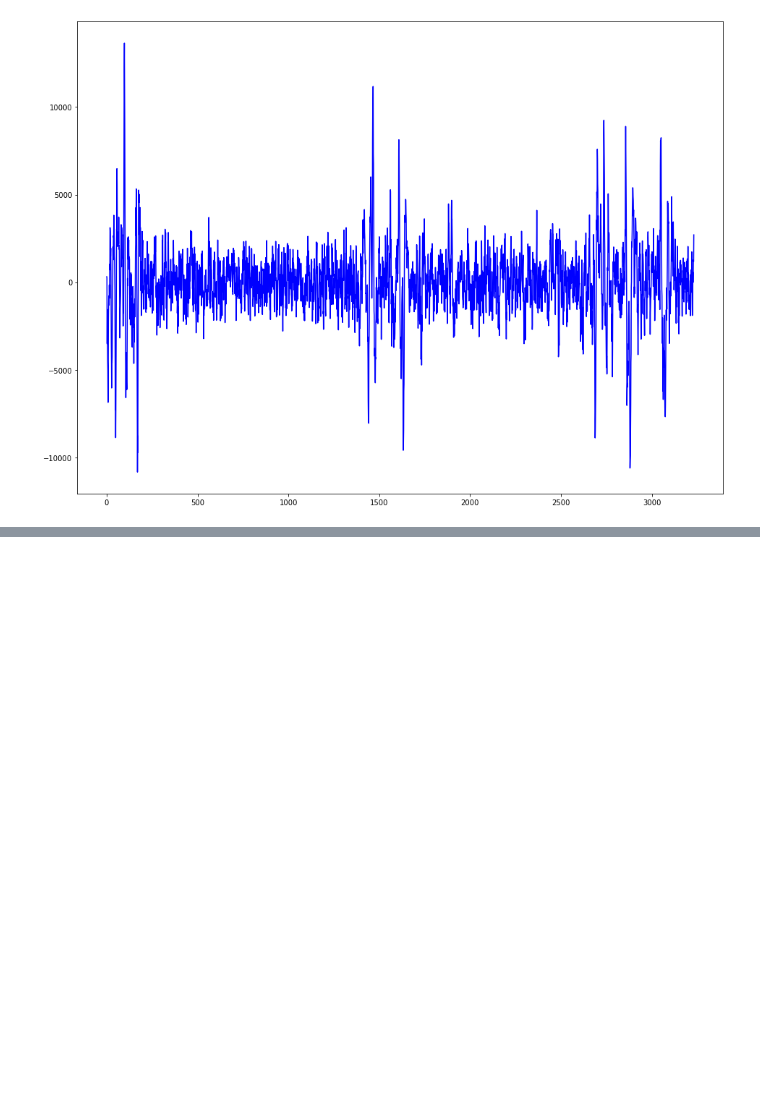
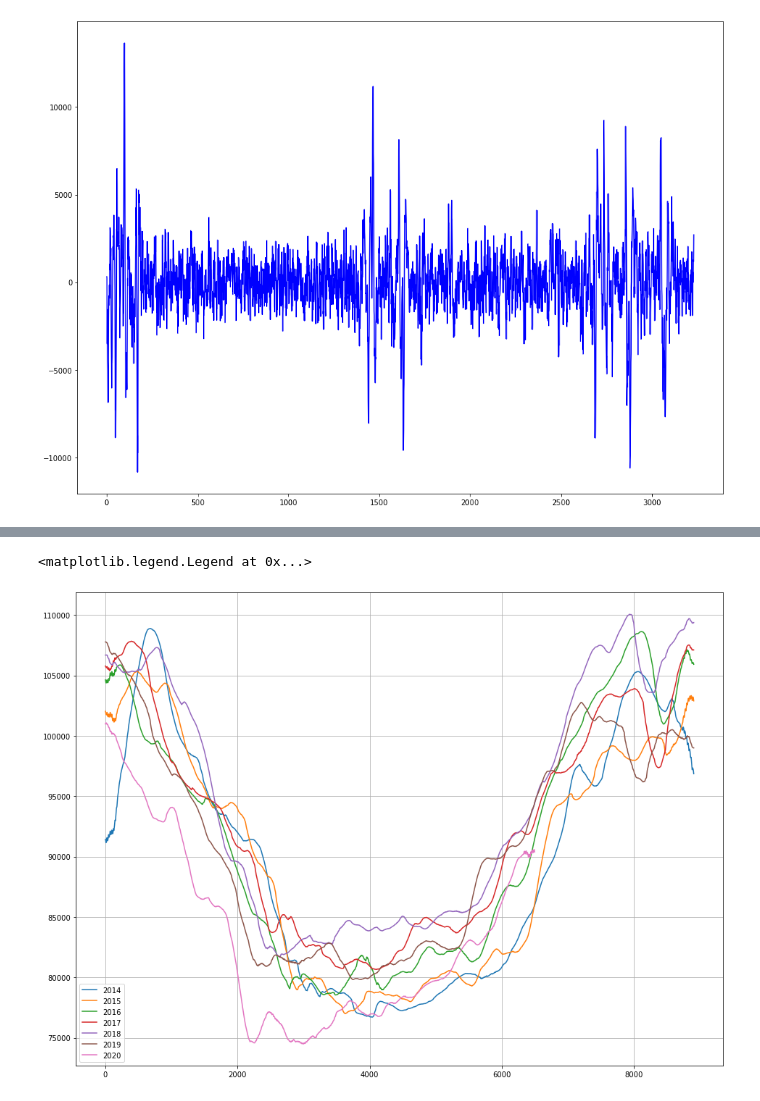
Before and after one commit to akhmetovcr/inn_btg_final, a Jupyter notebook: test_algorithm.ipynb, the cells around one changed output, grey strips where cells are left out. Cells and saved outputs as stored; diff of their text form; code cells hidden in the pictures; blank space fills up the shorter version.

```diff
--- a/test_algorithm.ipynb
+++ b/test_algorithm.ipynb
@@ -67,0 +277,15 @@ gb = data.groupby(['M_DATE', 'PRICE_ZONE_ID', 'POWER_SYS_ID'])
+# %%
+# Сравниваем данные по годам (разделение на годы условное, можно извлекать из датафрейма корректно)
+year_step = 24 * 7 * 53
+year = 2014
+for i in range(7):
+    curve = gen_fact[i * year_step : (i + 1) * year_step]
+    # Удалены ежедневные тренды
+    # plt.plot(running_mean(curve, 24))
+    # Убраны еженедельные тренды
+    plt.plot(running_mean(curve, 24 * 7), label='{0}'.format(year + i))
+plt.grid(True)
+plt.legend()
+# %% [output]
+<matplotlib.legend.Legend at 0x...>
+[figure, added]
```
Also changed, not shown: parts of 15 cells of this notebook, 1 other file.
